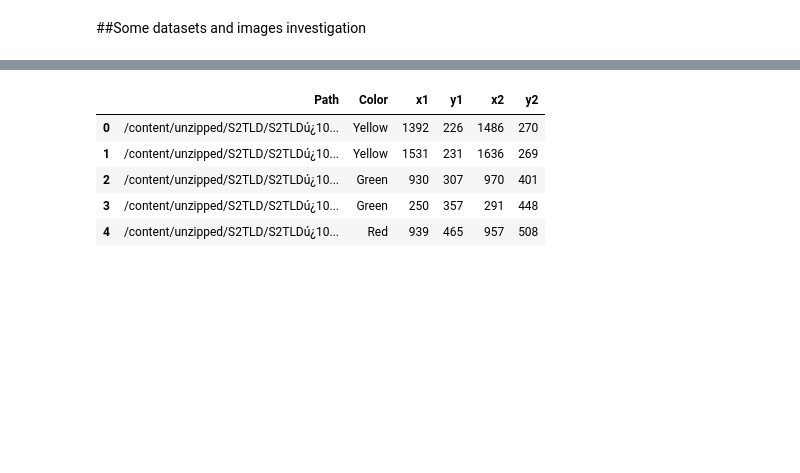
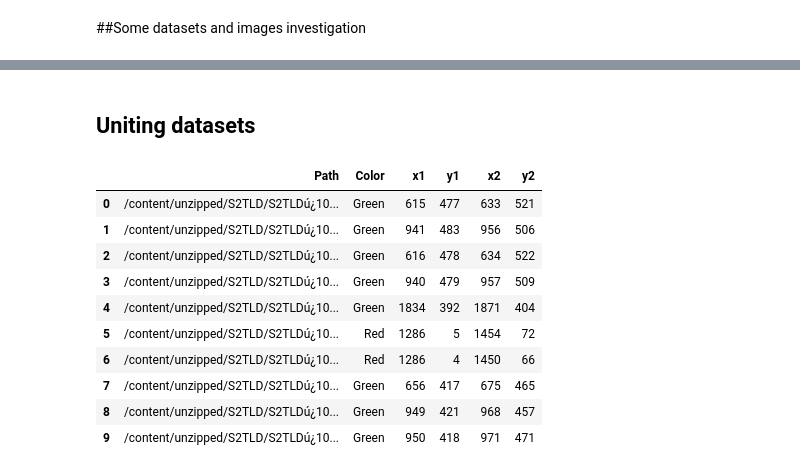
Before and after one commit to Likich/TipsTricks_Project_TrLights, a Jupyter notebook: Tips_Tricks.ipynb, the cells around one changed output, grey strips where cells are left out. Cells and saved outputs as stored; diff of their text form; code cells hidden in the pictures; blank space fills up the shorter version.

```diff
--- a/Tips_Tricks.ipynb
+++ b/Tips_Tricks.ipynb
@@ -348,12 +342,16 @@ Number of pictures: 15062
-# %%
-num = 1000
-a = cv2.imread(df_S2TLD['Path'][num])
-cv2.rectangle(a, (df['x1'][num],df['y1'][num]), (df['x2'][num],df['y2'][num]), (0,0,255), thickness=2)
-img_show(a)
-# %% [output]
-|  | Path | Color | x1 | y1 | x2 | y2 |
-| 0 | /content/unzipped/S2TLD/S2TLDú¿10... | Yellow | 1392 | 226 | 1486 | 270 |
-| 1 | /content/unzipped/S2TLD/S2TLDú¿10... | Yellow | 1531 | 231 | 1636 | 269 |
-| 2 | /content/unzipped/S2TLD/S2TLDú¿10... | Green | 930 | 307 | 970 | 401 |
-| 3 | /content/unzipped/S2TLD/S2TLDú¿10... | Green | 250 | 357 | 291 | 448 |
-| 4 | /content/unzipped/S2TLD/S2TLDú¿10... | Red | 939 | 465 | 957 | 508 |
+# %% [markdown]
+## Uniting datasets
+# %%
+df_S2TLD.head(10)
+# %% [output]
+|  | Path | Color | x1 | y1 | x2 | y2 |
+| 0 | /content/unzipped/S2TLD/S2TLDú¿10... | Green | 615 | 477 | 633 | 521 |
+| 1 | /content/unzipped/S2TLD/S2TLDú¿10... | Green | 941 | 483 | 956 | 506 |
+| 2 | /content/unzipped/S2TLD/S2TLDú¿10... | Green | 616 | 478 | 634 | 522 |
+| 3 | /content/unzipped/S2TLD/S2TLDú¿10... | Green | 940 | 479 | 957 | 509 |
+| 4 | /content/unzipped/S2TLD/S2TLDú¿10... | Green | 1834 | 392 | 1871 | 404 |
+| 5 | /content/unzipped/S2TLD/S2TLDú¿10... | Red | 1286 | 5 | 1454 | 72 |
+| 6 | /content/unzipped/S2TLD/S2TLDú¿10... | Red | 1286 | 4 | 1450 | 66 |
+| 7 | /content/unzipped/S2TLD/S2TLDú¿10... | Green | 656 | 417 | 675 | 465 |
+| 8 | /content/unzipped/S2TLD/S2TLDú¿10... | Green | 949 | 421 | 968 | 457 |
+| 9 | /content/unzipped/S2TLD/S2TLDú¿10... | Green | 950 | 418 | 971 | 471 |
```
Also changed, not shown: parts of 26 cells of this notebook.
